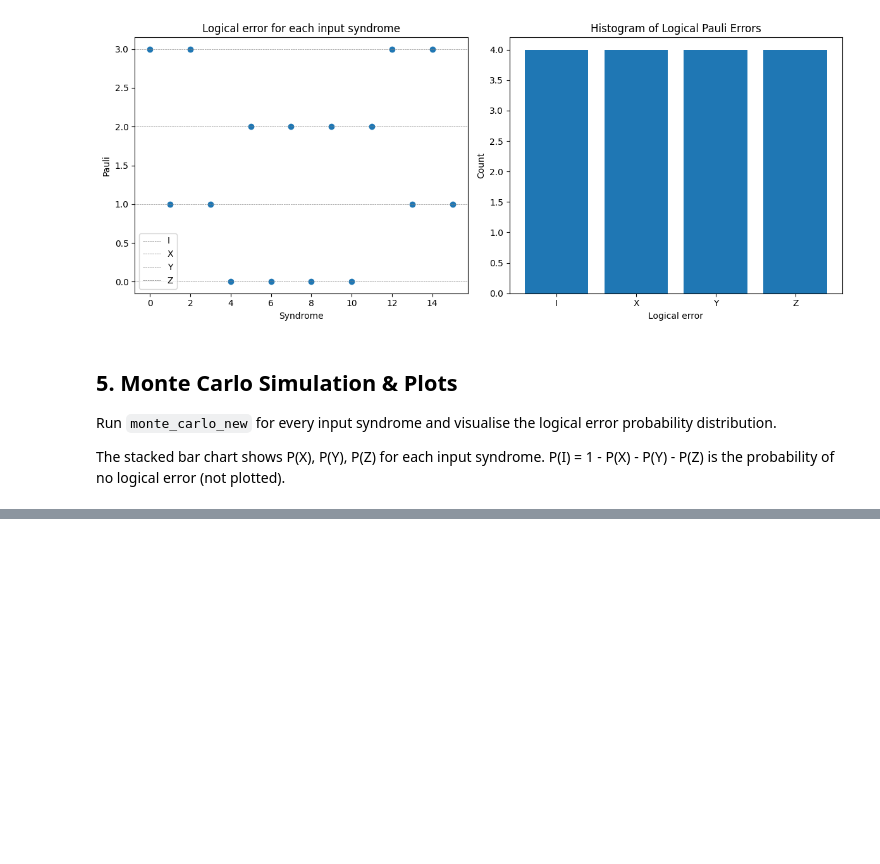
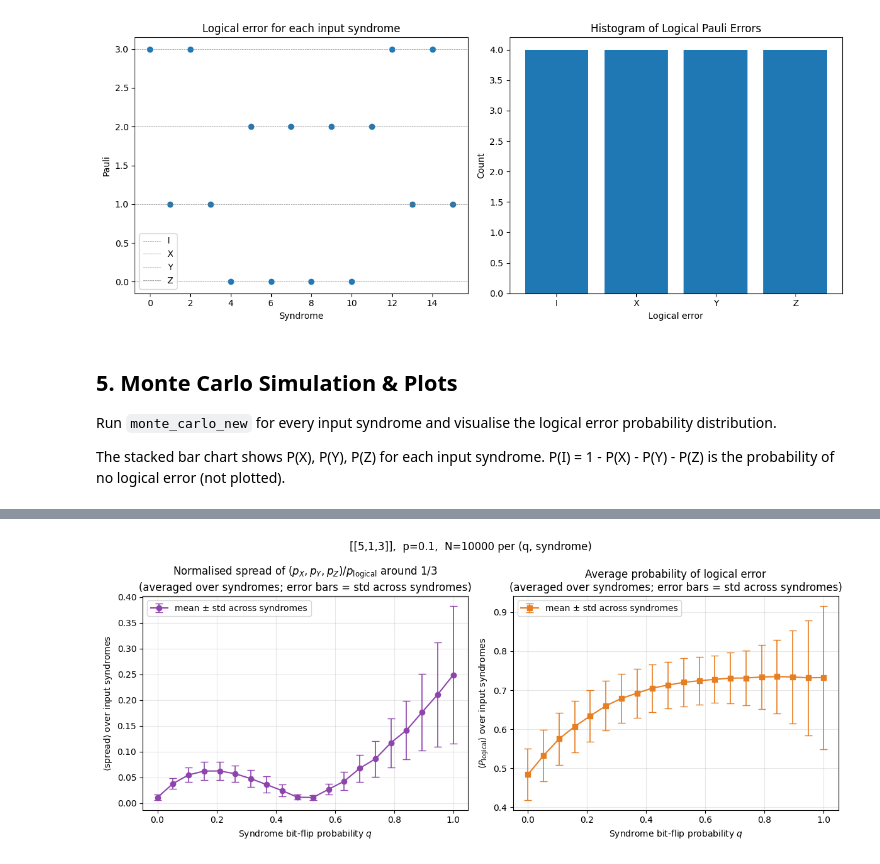
Before and after one commit to YommoY-official/MPQMasters, a Jupyter notebook: ECCODE/exRec_logicalerror_distribution.ipynb, the cells around one changed output, grey strips where cells are left out. Drawn from its saved outputs; the diff is of its cells as text; code cells hidden in the pictures; blank space fills up the shorter version.

```diff
--- a/ECCODE/exRec_logicalerror_distribution.ipynb
+++ b/ECCODE/exRec_logicalerror_distribution.ipynb
@@ -351,0 +457,91 @@ Average logical error rate across all syndromes: 0.036801
+# %%
+import os
+
+# --- Sweep parameters ---
+q_values         = np.linspace(0, 1, 20)
+N_SAMPLES_SWEEP  = 10_000
+n_syn            = code.n_syndromes
+
+print(f"Sweep: {len(q_values)} q-values x {n_syn} syndromes x {N_SAMPLES_SWEEP} samples")
+print(f"Code={code.name}, p={p_val}")
+print(f"q_values = {q_values}")
+print()
+
+# Per-syndrome arrays stored for every q — reused by Section 6b (Cell B)
+plogicals_all = np.zeros((len(q_values), n_syn))
+spreads_all   = np.zeros((len(q_values), n_syn))
+
+avg_spread   = np.zeros(len(q_values))
+avg_plogical = np.zeros(len(q_values))
+std_spread   = np.zeros(len(q_values))
+std_plogical = np.zeros(len(q_values))
+
+for iq, q in enumerate(q_values):
+    print(f"[{iq+1}/{len(q_values)}] q = {q:.4f} ... ", end="", flush=True)
+    for s in range(n_syn):
+        counts_L, _ = monte_carlo_new(code, p=p_val, q=q, s_in=s,
+                                      n_samples=N_SAMPLES_SWEEP,
+                                      seed=42 + s + iq * 1000)
+        probs = counts_L / counts_L.sum()
+        pX, pY, pZ = probs[1], probs[2], probs[3]
+        p_log      = pX + pY + pZ
+        plogicals_all[iq, s] = p_log
+        # Normalised spread: fractional deviation of (pX,pY,pZ)/p_log from 1/3.
+        # Removes overall p_log magnitude, focusing purely on the X/Y/Z bias shape.
+        if p_log > 0:
+            fX, fY, fZ = pX / p_log, pY / p_log, pZ / p_log
+            spreads_all[iq, s] = np.sqrt((fX - 1/3)**2
+                                         + (fY - 1/3)**2
+                                         + (fZ - 1/3)**2)
+        else:
+            spreads_all[iq, s] = np.nan   # undefined when no logical errors observed
+    avg_spread[iq]   = np.nanmean(spreads_all[iq])
+    std_spread[iq]   = np.nanstd(spreads_all[iq])
+    avg_plogical[iq] = plogicals_all[iq].mean()
+    std_plogical[iq] = plogicals_all[iq].std()
+    print(f"<spread>={avg_spread[iq]:.6f} ± {std_spread[iq]:.6f}, "
+          f"<P_logical>={avg_plogical[iq]:.6f} ± {std_plogical[iq]:.6f}")
+
+print("\nSweep complete. Plotting...")
+
+# --- Plot (error bars = std across the 16 syndromes) ---
+fig, axes = plt.subplots(1, 2, figsize=(12, 5))
+
+axes[0].errorbar(q_values, avg_spread, yerr=std_spread,
+                 fmt='o-', color='#8e44ad', ecolor='#8e44ad',
+                 capsize=4, elinewidth=1.2,
+                 label='mean ± std across syndromes')
+axes[0].set_xlabel('Syndrome bit-flip probability $q$')
+axes[0].set_ylabel(r'$\langle$spread$\rangle$ over input syndromes')
+axes[0].set_title('Normalised spread of $(p_X,p_Y,p_Z)/p_{\\mathrm{logical}}$ around 1/3\n'
+                  '(averaged over syndromes; error bars = std across syndromes)')
+axes[0].legend()
+axes[0].grid(alpha=0.3)
+
+axes[1].errorbar(q_values, avg_plogical, yerr=std_plogical,
+                 fmt='s-', color='#e67e22', ecolor='#e67e22',
+                 capsize=4, elinewidth=1.2,
+                 label='mean ± std across syndromes')
+axes[1].set_xlabel('Syndrome bit-flip probability $q$')
+axes[1].set_ylabel(r'$\langle P_{\mathrm{logical}}\rangle$ over input syndromes')
+axes[1].set_title('Average probability of logical error\n'
+                  '(averaged over syndromes; error bars = std across syndromes)')
+axes[1].legend()
+axes[1].grid(alpha=0.3)
+
+fig.suptitle(f'{code.name},  p={p_val},  N={N_SAMPLES_SWEEP} per (q, syndrome)')
+plt.tight_layout()
+
+# --- Save ---
+plots_dir = 'plots'
+os.makedirs(plots_dir, exist_ok=True)
+
+code_tag = code.name.replace('[', '').replace(']', '').replace(',', '-')
+q_tag    = f"q{q_values[0]:g}-to-{q_values[-1]:g}-n{len(q_values)}"
+fname    = f"spread_and_plogical_vs_q__{code_tag}__p{p_val:g}__{q_tag}__N{N_SAMPLES_SWEEP}.png"
+fpath    = os.path.join(plots_dir, fname)
+fig.savefig(fpath, dpi=150, bbox_inches='tight')
+print(f"Saved: {fpath}")
+
+plt.show()
+# %% [output]
@@ -351,0 +565 @@ Average logical error rate across all syndromes: 0.036801
+[figure, added]
```
Also changed, not shown: parts of 12 cells of this notebook.
